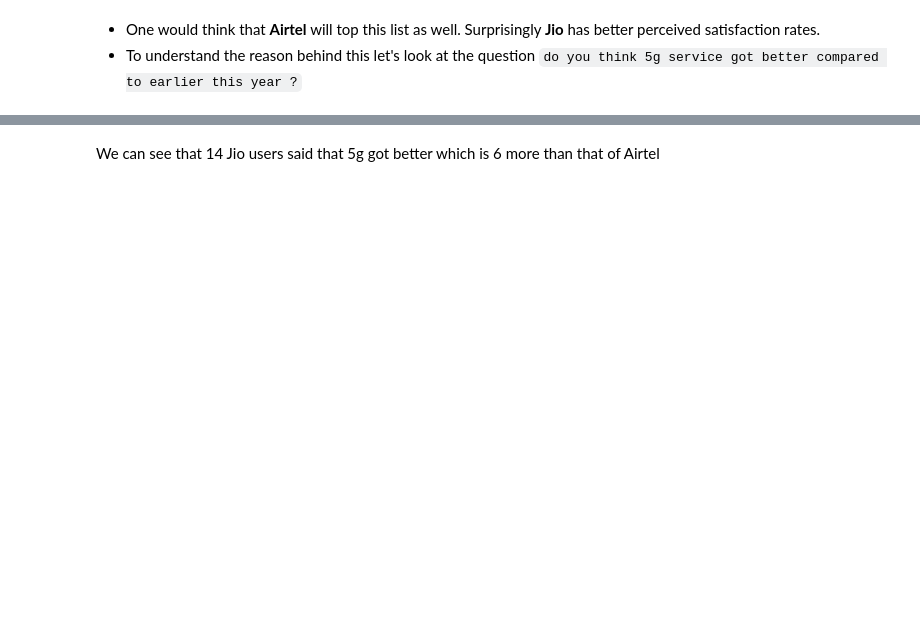
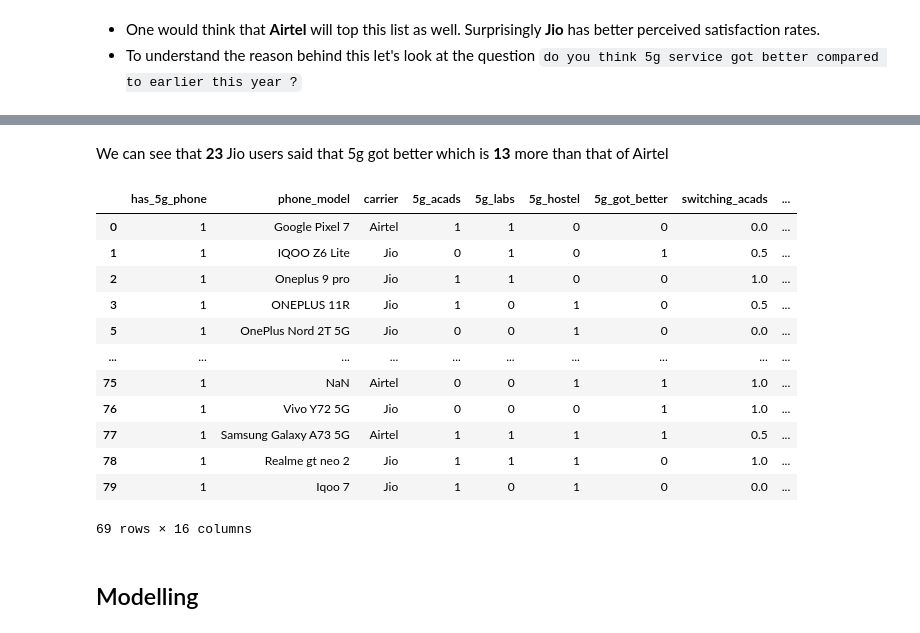
Before and after one commit to bhendi-boi/Intro-to-Data-science, a Jupyter notebook: project/main.ipynb, the cells around one changed output, grey strips where cells are left out. Drawn from its saved outputs; the diff is of its cells as text; code cells hidden in the pictures; blank space fills up the shorter version.

Commit message:
added modelling part

```diff
--- a/project/main.ipynb
+++ b/project/main.ipynb
@@ -187,2 +187,20 @@ print(len(jio), len(airtel))
 # %% [markdown]
-We can see that 14 Jio users said that 5g got better which is 6 more than that of Airtel
+We can see that **23** Jio users said that 5g got better which is **13** more than that of Airtel
+# %%
+df
+# %% [output]
+|  | has_5g_phone | phone_model | carrier | 5g_acads | 5g_labs | 5g_hostel | 5g_got_better | switching_acads | ... |
+| 0 | 1 | Google Pixel 7 | Airtel | 1 | 1 | 0 | 0 | 0.0 | ... |
+| 1 | 1 | IQOO Z6 Lite | Jio | 0 | 1 | 0 | 1 | 0.5 | ... |
+| 2 | 1 | Oneplus 9 pro | Jio | 1 | 1 | 0 | 0 | 1.0 | ... |
+| 3 | 1 | ONEPLUS 11R | Jio | 1 | 0 | 1 | 0 | 0.5 | ... |
+| 5 | 1 | OnePlus Nord 2T 5G | Jio | 0 | 0 | 1 | 0 | 0.0 | ... |
+| ... | ... | ... | ... | ... | ... | ... | ... | ... | ... |
+| 75 | 1 | NaN | Airtel | 0 | 0 | 1 | 1 | 1.0 | ... |
+| 76 | 1 | Vivo Y72 5G | Jio | 0 | 0 | 0 | 1 | 1.0 | ... |
+| 77 | 1 | Samsung Galaxy A73 5G | Airtel | 1 | 1 | 1 | 1 | 0.5 | ... |
+| 78 | 1 | Realme gt neo 2 | Jio | 1 | 1 | 1 | 0 | 1.0 | ... |
+| 79 | 1 | Iqoo 7 | Jio | 1 | 0 | 1 | 0 | 0.0 | ... |
+69 rows × 16 columns
+# %% [markdown]
+## Modelling
```
Also changed, not shown: parts of 19 cells of this notebook.
